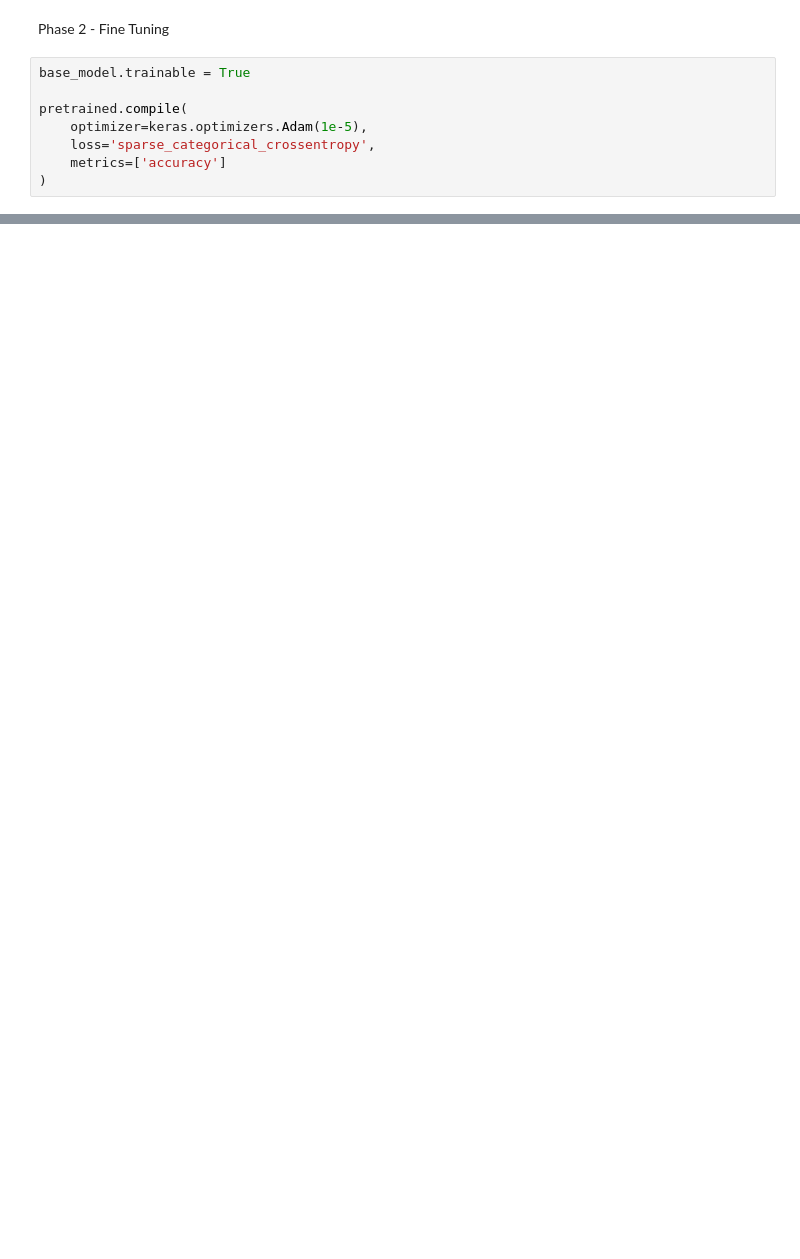
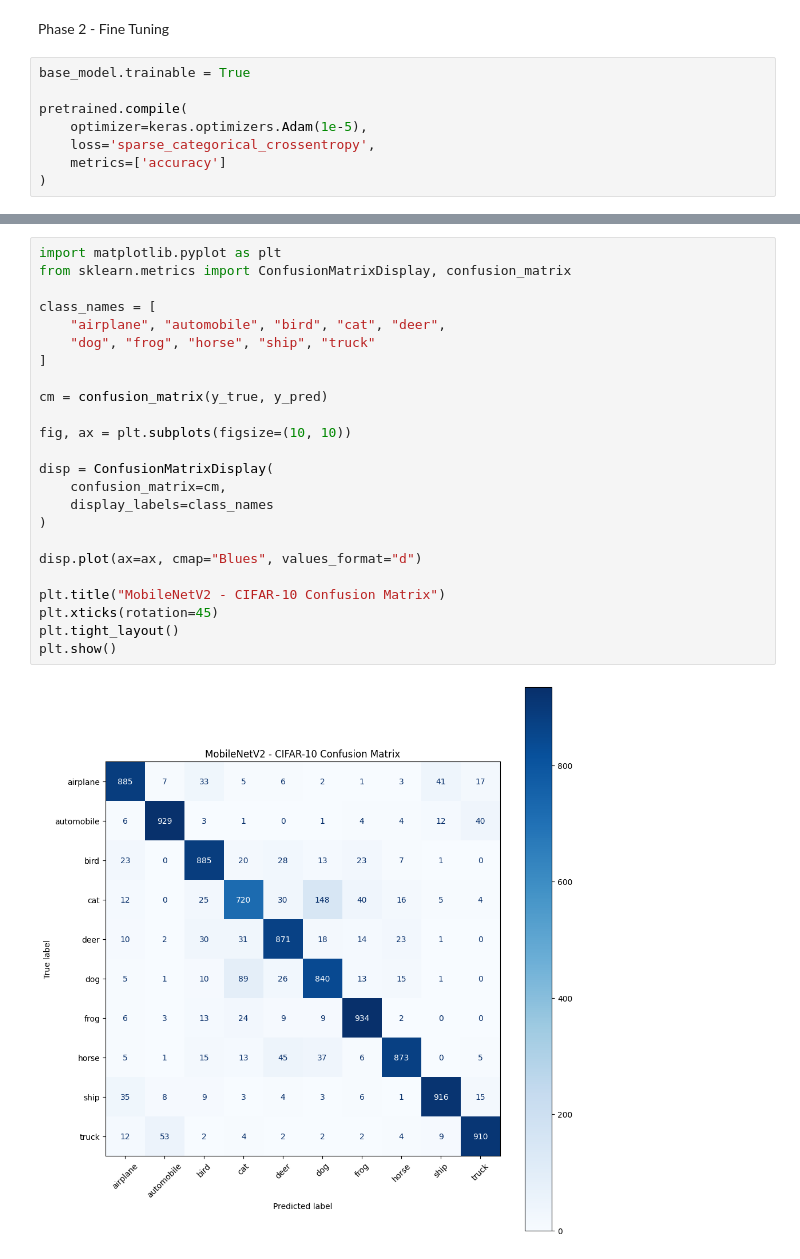
Before and after one commit to Trevorkaaya21/CIFAR-10-neural-networks-comparisons, a Jupyter notebook: CIFAR10_Models.ipynb, the cells around one changed output, grey strips where cells are left out. Cells and saved outputs as stored; diff of their text form; blank space fills up the shorter version.

```diff
--- a/CIFAR10_Models.ipynb
+++ b/CIFAR10_Models.ipynb
@@ -464,0 +506,26 @@ plot_history(history_fine, "Pretrained Fine-Tuning")
+# %%
+import matplotlib.pyplot as plt
+from sklearn.metrics import ConfusionMatrixDisplay, confusion_matrix
+
+class_names = [
+    "airplane", "automobile", "bird", "cat", "deer",
+    "dog", "frog", "horse", "ship", "truck"
+]
+
+cm = confusion_matrix(y_true, y_pred)
+
+fig, ax = plt.subplots(figsize=(10, 10))
+
+disp = ConfusionMatrixDisplay(
+    confusion_matrix=cm,
+    display_labels=class_names
+)
+
+disp.plot(ax=ax, cmap="Blues", values_format="d")
+
+plt.title("MobileNetV2 - CIFAR-10 Confusion Matrix")
+plt.xticks(rotation=45)
+plt.tight_layout()
+plt.show()
+# %% [output]
+[figure, added]
```
Also changed, not shown: parts of 26 cells of this notebook.
